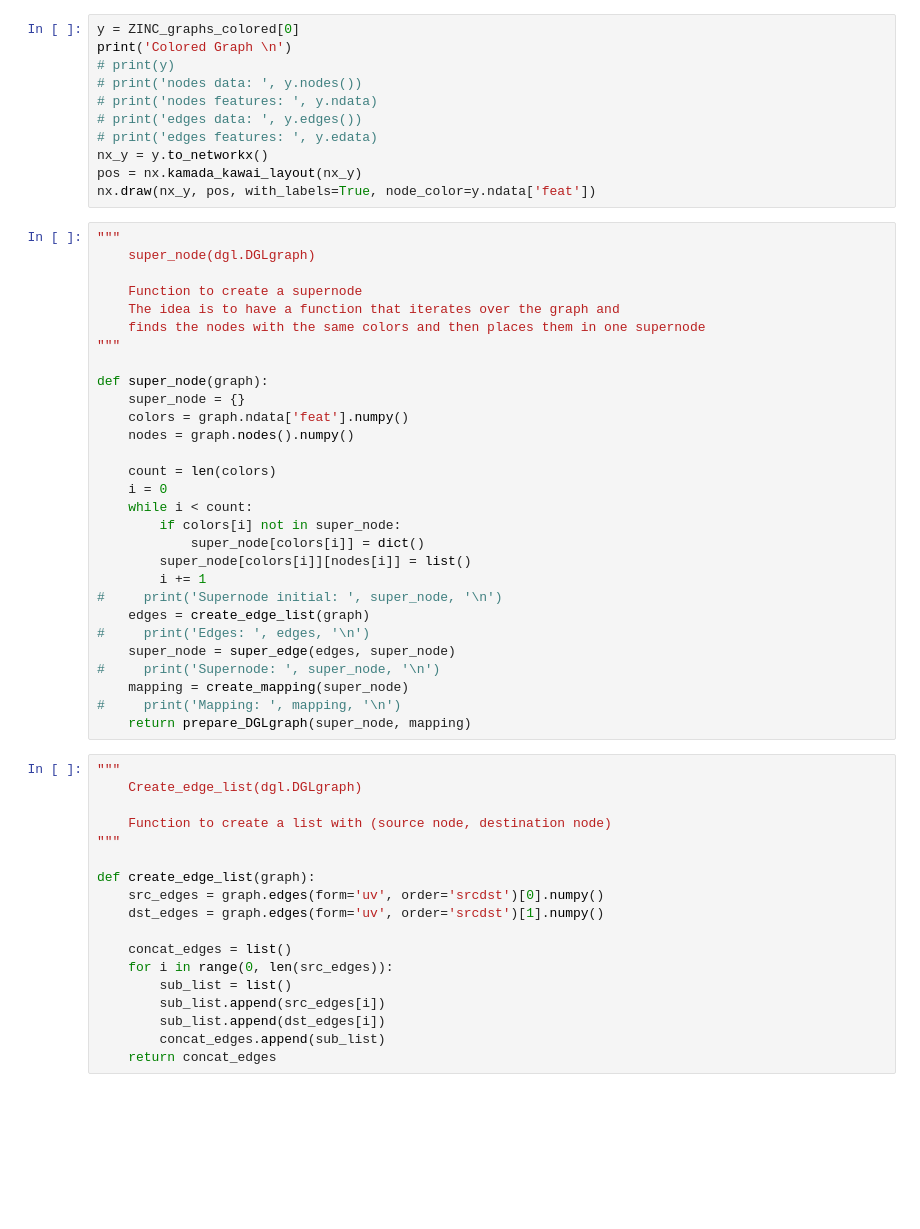
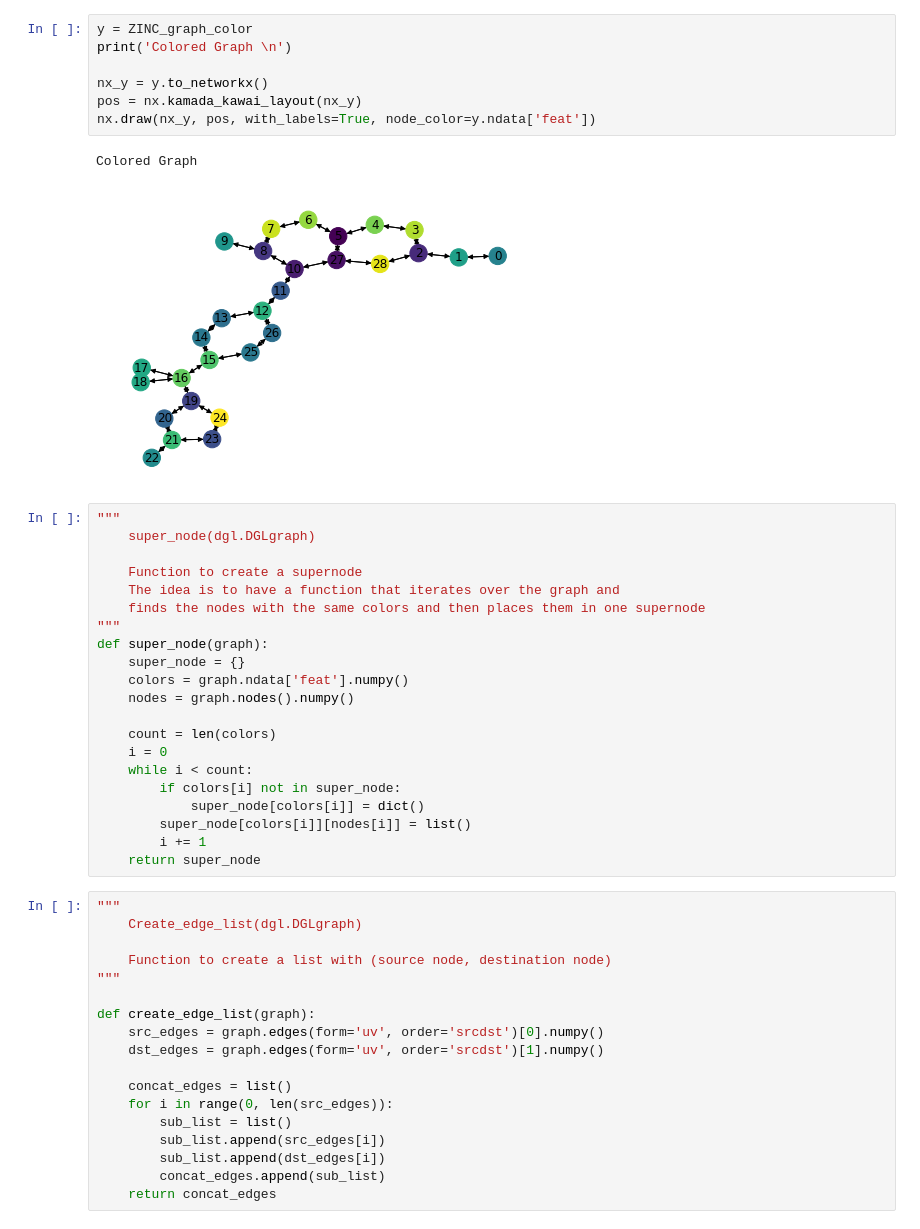
Before and after one commit to KadjelRamkisoen/ResearchProject1, a Jupyter notebook: WLColorRefinement/Testing WL-ColorRefinement.ipynb, the cells around one changed output. Saved outputs shown, nothing was run; the diff lists cells and outputs as text; blank space fills up the shorter version.

```diff
--- a/WLColorRefinement/Testing WL-ColorRefinement.ipynb
+++ b/WLColorRefinement/Testing WL-ColorRefinement.ipynb
@@ -56,14 +111,13 @@ for graph in ZINC_graphs.train:
 # %%
-y = ZINC_graphs_colored[0]
+y = ZINC_graph_color
 print('Colored Graph \n')
-# print(y)
-# print('nodes data: ', y.nodes())
-# print('nodes features: ', y.ndata)
-# print('edges data: ', y.edges())
-# print('edges features: ', y.edata)
+
 nx_y = y.to_networkx()
 pos = nx.kamada_kawai_layout(nx_y)
 nx.draw(nx_y, pos, with_labels=True, node_color=y.ndata['feat'])
+# %% [output]
+Colored Graph
+[figure, added]
 # %%
 """
     super_node(dgl.DGLgraph)
@@ -72,7 +126,6 @@ nx.draw(nx_y, pos, with_labels=True, node_color=y.ndata['feat'])
     The idea is to have a function that iterates over the graph and
     finds the nodes with the same colors and then places them in one supernode
 """
-
 def super_node(graph):
     super_node = {}
     colors = graph.ndata['feat'].numpy()
@@ -85,14 +138,7 @@ def super_node(graph):
             super_node[colors[i]] = dict()
         super_node[colors[i]][nodes[i]] = list()
         i += 1
-#     print('Supernode initial: ', super_node, '\n')
-    edges = create_edge_list(graph)
-#     print('Edges: ', edges, '\n')
-    super_node = super_edge(edges, super_node)
-#     print('Supernode: ', super_node, '\n')
-    mapping = create_mapping(super_node)
-#     print('Mapping: ', mapping, '\n')
-    return prepare_DGLgraph(super_node, mapping)
+    return super_node
 # %%
 """
     Create_edge_list(dgl.DGLgraph)
```
Also changed, not shown: parts of 18 cells of this notebook, 2 other files.
